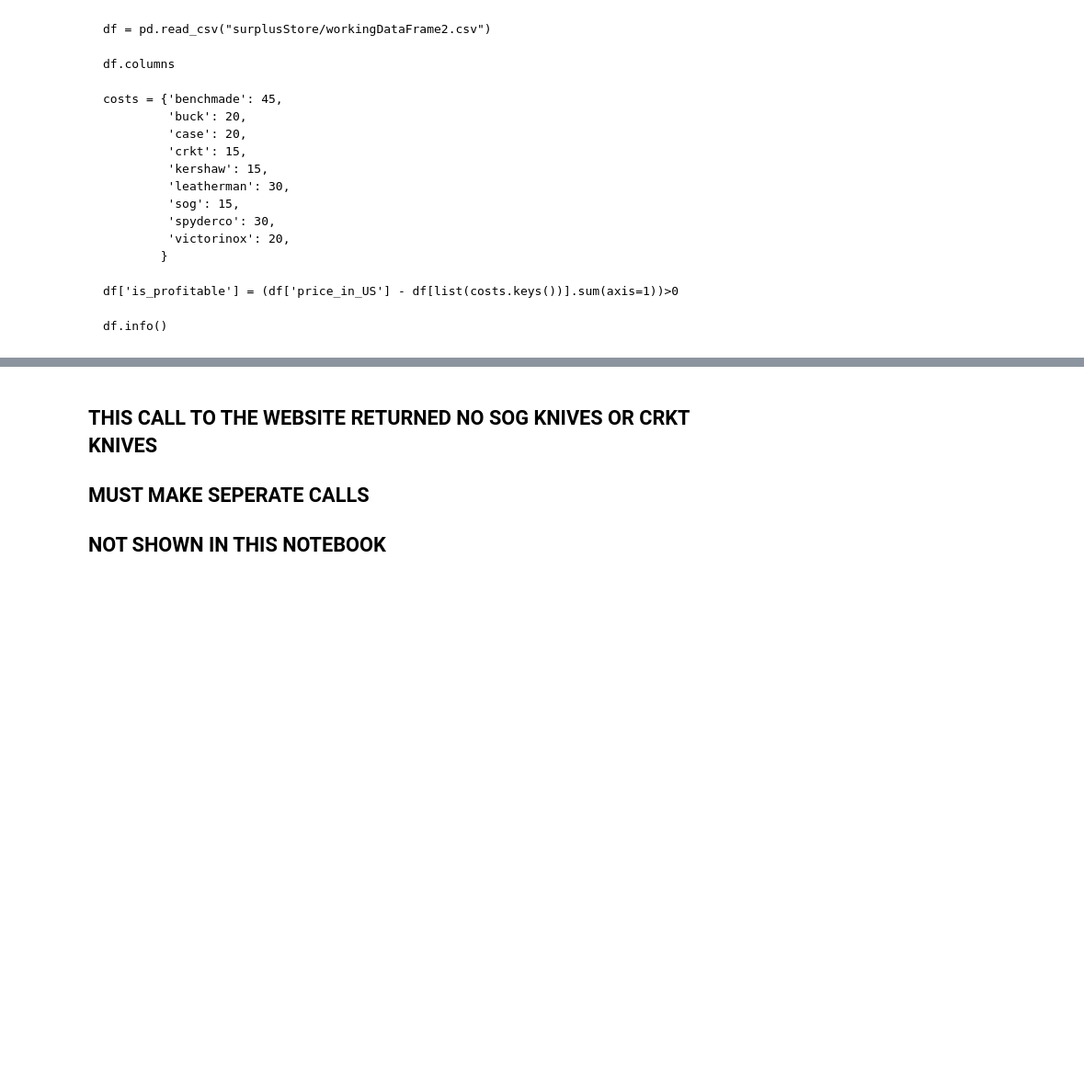
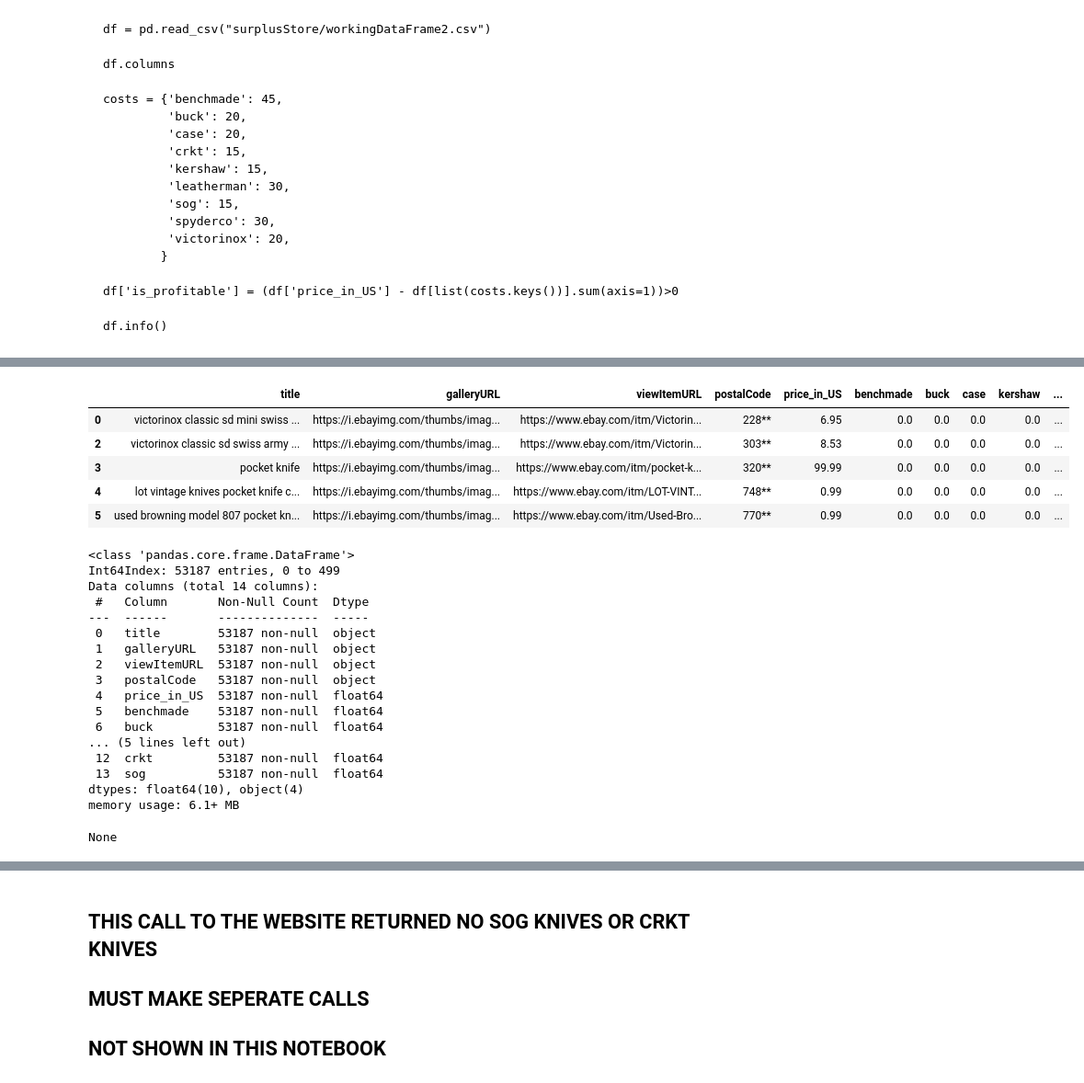
Before and after one commit to ddey117/Neural_Network_Predicting_Reseller_Success_Ebay, a Jupyter notebook: Predicting_Reseller_Success_Ebay.ipynb, the cells around one changed output, grey strips where cells are left out. Shown at 92% size. Drawn from its saved outputs; the diff is of its cells as text; code cells hidden in the pictures; blank space fills up the shorter version.

```diff
--- a/Predicting_Reseller_Success_Ebay.ipynb
+++ b/Predicting_Reseller_Success_Ebay.ipynb
@@ -495,0 +578,6 @@ df.victorinox.value_counts(normalize=False)
+# %%
+#drop unnecessary columns
+to_drop = list(df.columns[5:12])
+to_drop.append(df.columns[0])
+zero_count_brands = ['crkt', 'sog']
+df.drop(columns=to_drop + zero_count_brands, index=1, inplace=True)
@@ -495,0 +608,29 @@ df.victorinox.value_counts(normalize=False)
+# %%
+df = pd.concat([df, df_crkt, df_sog]).fillna(0)
+display(df.head())
+display(df.info())
+# %% [output]
+|  | title | galleryURL | viewItemURL | postalCode | price_in_US | benchmade | buck | case | kershaw | ... |
+| 0 | victorinox classic sd mini swiss ... | https://i.ebayimg.com/thumbs/imag... | https://www.ebay.com/itm/Victorin... | 228** | 6.95 | 0.0 | 0.0 | 0.0 | 0.0 | ... |
+| 2 | victorinox classic sd swiss army ... | https://i.ebayimg.com/thumbs/imag... | https://www.ebay.com/itm/Victorin... | 303** | 8.53 | 0.0 | 0.0 | 0.0 | 0.0 | ... |
+| 3 | pocket knife | https://i.ebayimg.com/thumbs/imag... | https://www.ebay.com/itm/pocket-k... | 320** | 99.99 | 0.0 | 0.0 | 0.0 | 0.0 | ... |
+| 4 | lot vintage knives pocket knife c... | https://i.ebayimg.com/thumbs/imag... | https://www.ebay.com/itm/LOT-VINT... | 748** | 0.99 | 0.0 | 0.0 | 0.0 | 0.0 | ... |
+| 5 | used browning model 807 pocket kn... | https://i.ebayimg.com/thumbs/imag... | https://www.ebay.com/itm/Used-Bro... | 770** | 0.99 | 0.0 | 0.0 | 0.0 | 0.0 | ... |
+<class 'pandas.core.frame.DataFrame'>
+Int64Index: 53187 entries, 0 to 499
+Data columns (total 14 columns):
+ #   Column       Non-Null Count  Dtype
+---  ------       --------------  -----
+ 0   title        53187 non-null  object
+ 1   galleryURL   53187 non-null  object
+ 2   viewItemURL  53187 non-null  object
+ 3   postalCode   53187 non-null  object
+ 4   price_in_US  53187 non-null  float64
+ 5   benchmade    53187 non-null  float64
+ 6   buck         53187 non-null  float64
+... (5 lines left out)
+ 12  crkt         53187 non-null  float64
+ 13  sog          53187 non-null  float64
+dtypes: float64(10), object(4)
+memory usage: 6.1+ MB
+None
```
Also changed, not shown: parts of 22 cells of this notebook, 2 other files.
